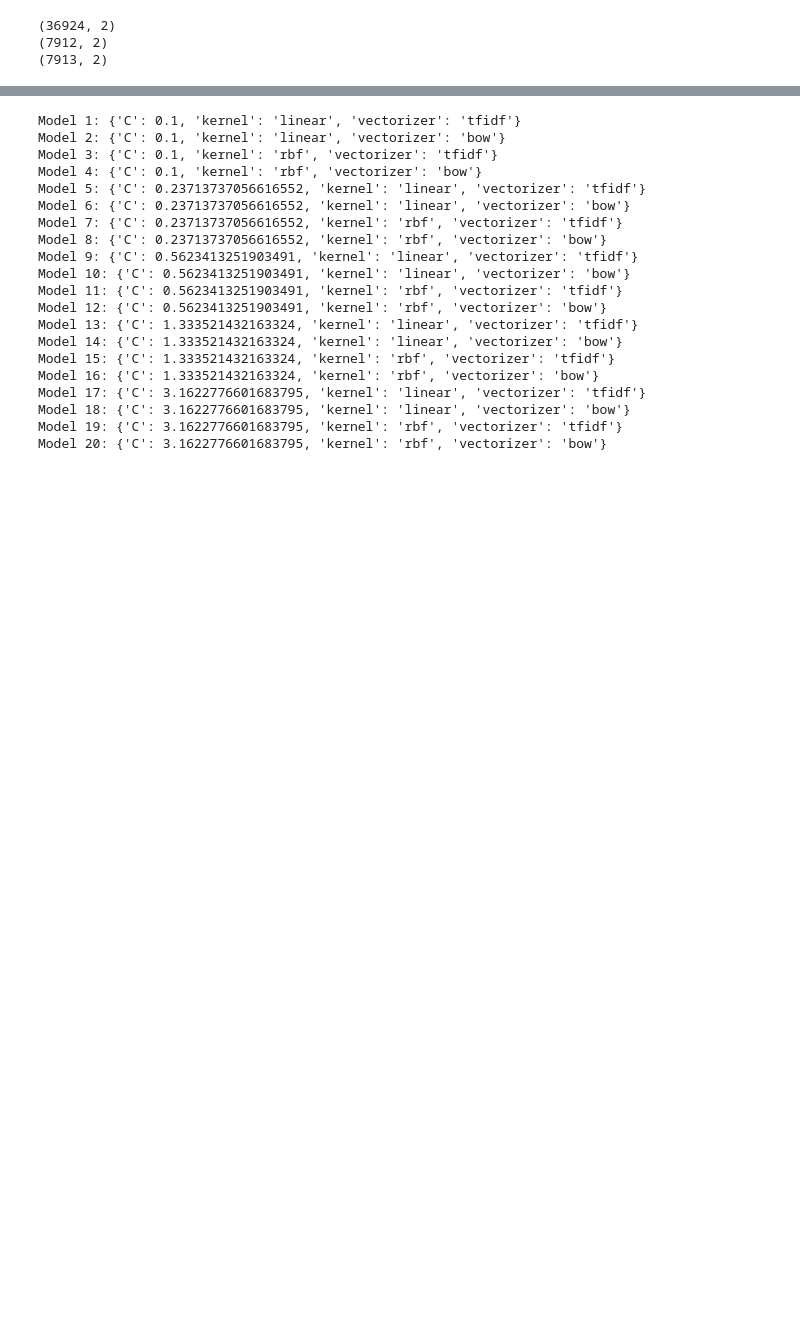
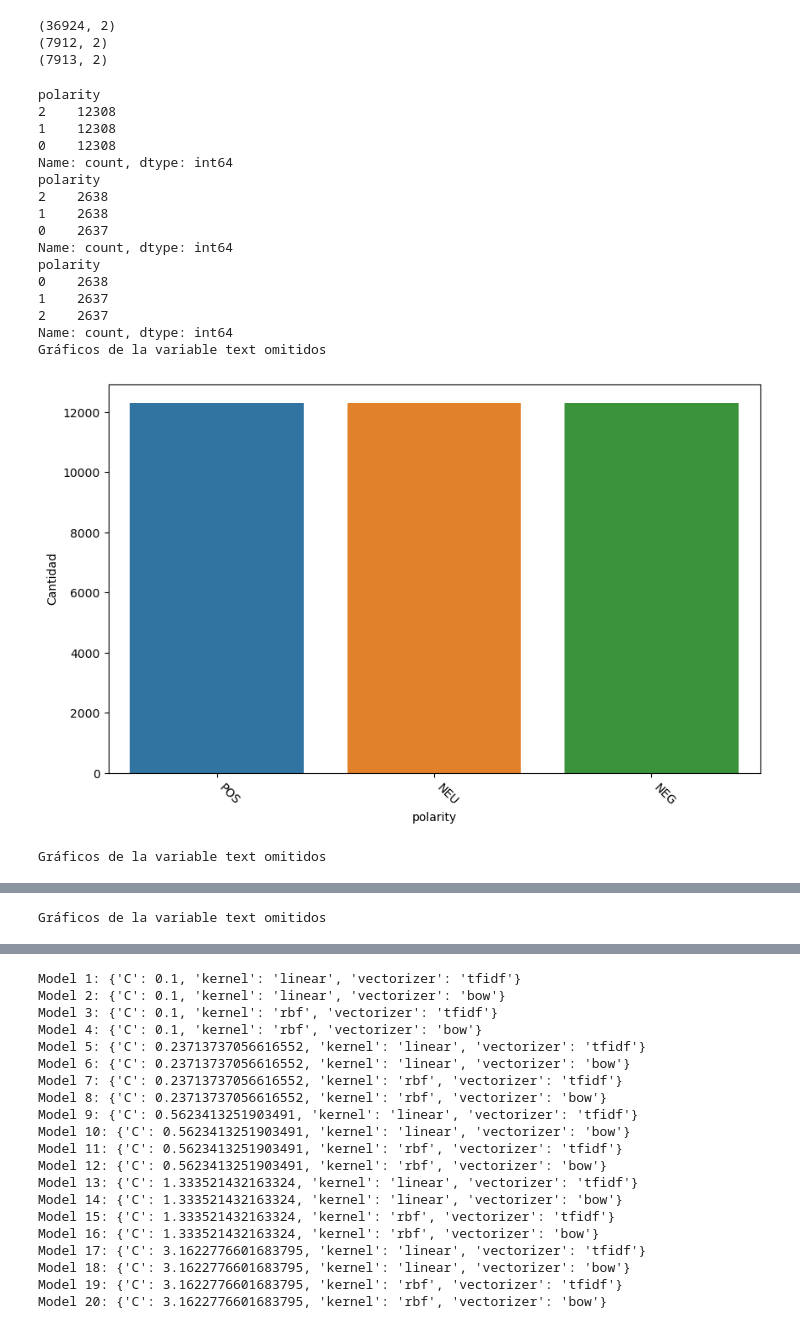
Before and after one commit to diegourielvr/sentiment_analysis, a Jupyter notebook: notebooks/twitter/02_SVM_twitter.ipynb, the cells around one changed output, grey strips where cells are left out. Saved outputs shown, nothing was run; the diff lists cells and outputs as text; code cells hidden in the pictures; blank space fills up the shorter version.

```diff
--- a/notebooks/twitter/02_SVM_twitter.ipynb
+++ b/notebooks/twitter/02_SVM_twitter.ipynb
@@ -29,3 +29,39 @@ print(dataset_val.shape)
 (36924, 2)
 (7912, 2)
 (7913, 2)
+# %%
+from constants.constants_nlp import POLARITY_MAP, INDEX_TO_POLARITY
+from src.statistics.statistics_plots import visualizacion_datos
+
+print(dataset_train['polarity'].value_counts())
+print(dataset_val['polarity'].value_counts())
+print(dataset_test['polarity'].value_counts())
+
+dataset_train['polarity'] = dataset_train['polarity'].map(INDEX_TO_POLARITY)
+dataset_val['polarity'] = dataset_val['polarity'].map(INDEX_TO_POLARITY)
+dataset_test['polarity'] = dataset_test['polarity'].map(INDEX_TO_POLARITY)
+visualizacion_datos(dataset_train)
+visualizacion_datos(dataset_val)
+visualizacion_datos(dataset_test)
+dataset_train['polarity'] = dataset_train['polarity'].map(POLARITY_MAP)
+dataset_val['polarity'] = dataset_val['polarity'].map(POLARITY_MAP)
+dataset_test['polarity'] = dataset_test['polarity'].map(POLARITY_MAP)
+# %% [output]
+polarity
+2    12308
+1    12308
+0    12308
+Name: count, dtype: int64
+polarity
+2    2638
+1    2638
+0    2637
+Name: count, dtype: int64
+polarity
+0    2638
+1    2637
+2    2637
+Name: count, dtype: int64
+Gráficos de la variable text omitidos
+[figure, added]
+Gráficos de la variable text omitidos
@@ -31,0 +69 @@ print(dataset_val.shape)
+Gráficos de la variable text omitidos
```
Also changed, not shown: parts of 4 cells of this notebook, 22 other files.
